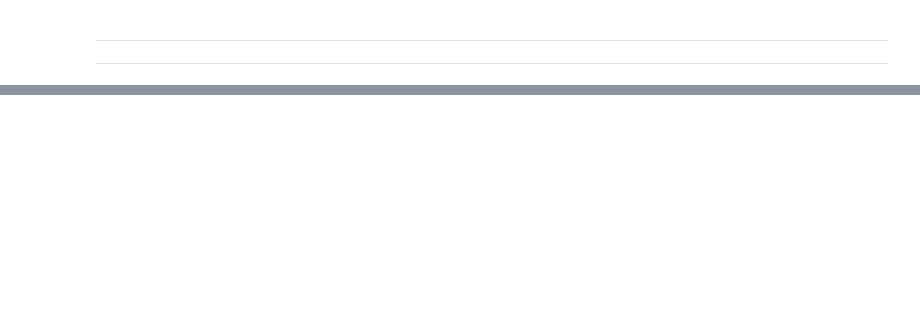
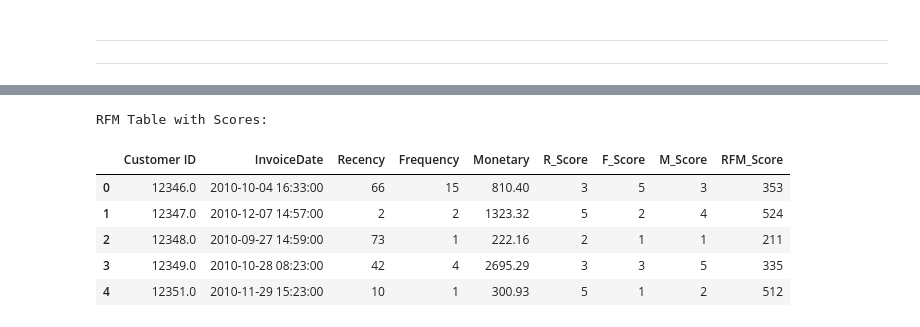
Before and after one commit to Shuchismita2000/customer_purchase_behavior, a Jupyter notebook: RFM.ipynb, the cells around one changed output, grey strips where cells are left out. Saved outputs shown, nothing was run; the diff lists cells and outputs as text; code cells hidden in the pictures; blank space fills up the shorter version.

```diff
--- a/RFM.ipynb
+++ b/RFM.ipynb
@@ -242,0 +305,3 @@ What other data points should we consider integrating with RFM to enhance the se
+# %%
+# Calculate the number of transactions (purchase frequency) per customer
+purchase_frequency = df.groupby('Customer ID')['Invoice'].nunique()
@@ -242,0 +384,11 @@ What other data points should we consider integrating with RFM to enhance the se
+# %%
+# Define customer segments based on purchase frequency (as in the previous analysis)
+purchase_frequency = df.groupby('Customer ID')['Invoice'].nunique()
+df['CustomerSegment'] = pd.cut(purchase_frequency, bins=[0, 1, 3, 5, 10, float('inf')],
+                               labels=['1-time', '2-3 times', '4-5 times', '6-10 times', '10+ times'])
+
+# Calculate average monetary value by customer segment
+average_value_by_segment = df.groupby('CustomerSegment')['Total Amount'].mean().reset_index()
+
+print("Average monetary value by customer segment:")
+print(average_value_by_segment)
@@ -242,0 +455,13 @@ What other data points should we consider integrating with RFM to enhance the se
+# %%
+# Calculate Recency (days since last purchase)
+latest_purchase_date = df['InvoiceDate'].max()
+rfm_recency = df.groupby('Customer ID')['InvoiceDate'].max().reset_index()
+rfm_recency['Recency'] = (latest_purchase_date - rfm_recency['InvoiceDate']).dt.days
+
+# Calculate Frequency (number of transactions)
+rfm_frequency = df.groupby('Customer ID')['Invoice'].nunique().reset_index()
+rfm_frequency.columns = ['Customer ID', 'Frequency']
+
+# Calculate Monetary (total spending)
+rfm_monetary = df.groupby('Customer ID')['Total Amount'].sum().reset_index()
+rfm_monetary.columns = ['Customer ID', 'Monetary']
@@ -242,0 +482,19 @@ What other data points should we consider integrating with RFM to enhance the se
+# %%
+# Define scoring functions for RFM metrics (1 to 5 scale)
+rfm_table['R_Score'] = pd.qcut(rfm_table['Recency'], 5, labels=[5, 4, 3, 2, 1])
+rfm_table['F_Score'] = pd.qcut(rfm_table['Frequency'].rank(method='first'), 5, labels=[1, 2, 3, 4, 5])
+rfm_table['M_Score'] = pd.qcut(rfm_table['Monetary'], 5, labels=[1, 2, 3, 4, 5])
+
+# Calculate the overall RFM score (concatenation of R, F, M scores)
+rfm_table['RFM_Score'] = rfm_table['R_Score'].astype(str) + rfm_table['F_Score'].astype(str) + rfm_table['M_Score'].astype(str)
+
+print("RFM Table with Scores:")
+rfm_table.head()
+# %% [output]
+RFM Table with Scores:
+|  | Customer ID | InvoiceDate | Recency | Frequency | Monetary | R_Score | F_Score | M_Score | RFM_Score |
+| 0 | 12346.0 | 2010-10-04 16:33:00 | 66 | 15 | 810.40 | 3 | 5 | 3 | 353 |
+| 1 | 12347.0 | 2010-12-07 14:57:00 | 2 | 2 | 1323.32 | 5 | 2 | 4 | 524 |
+| 2 | 12348.0 | 2010-09-27 14:59:00 | 73 | 1 | 222.16 | 2 | 1 | 1 | 211 |
+| 3 | 12349.0 | 2010-10-28 08:23:00 | 42 | 4 | 2695.29 | 3 | 3 | 5 | 335 |
+| 4 | 12351.0 | 2010-11-29 15:23:00 | 10 | 1 | 300.93 | 5 | 1 | 2 | 512 |
```
Also changed, not shown: parts of 40 cells of this notebook.
